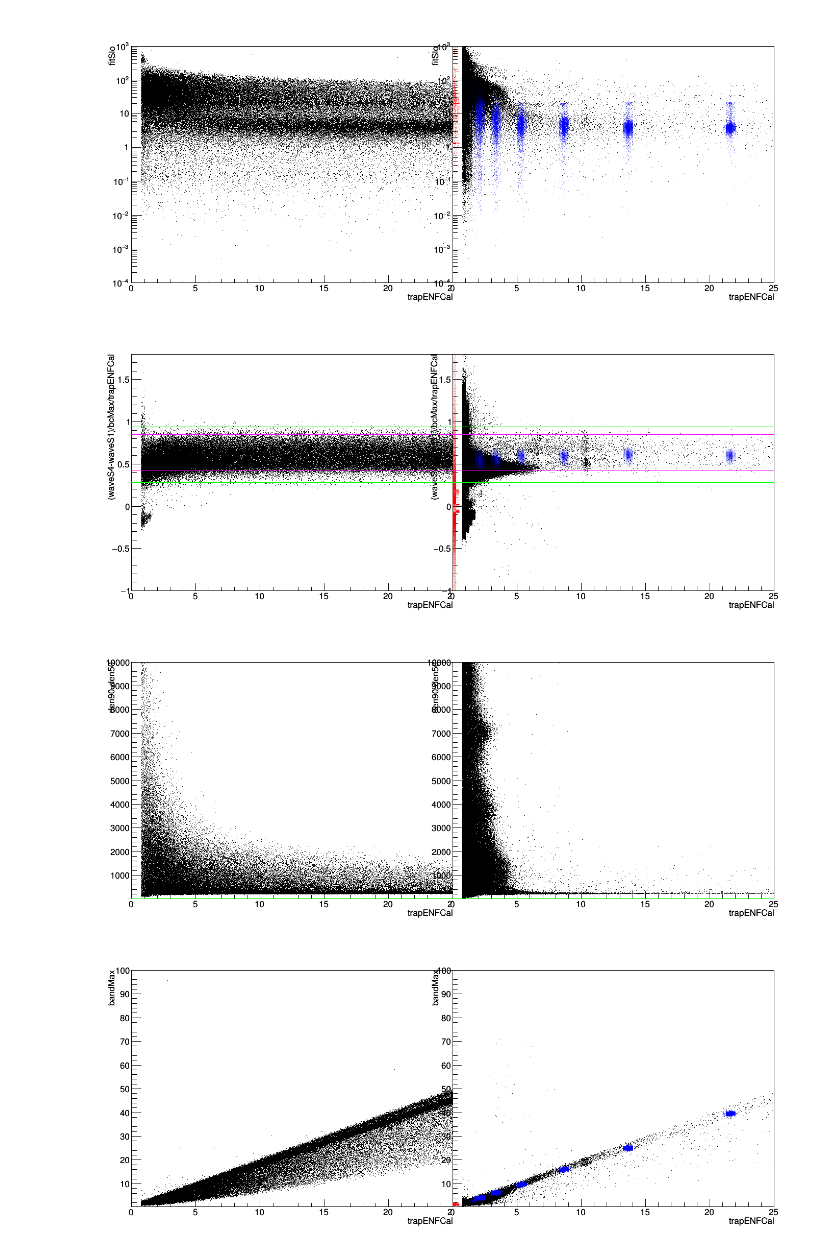
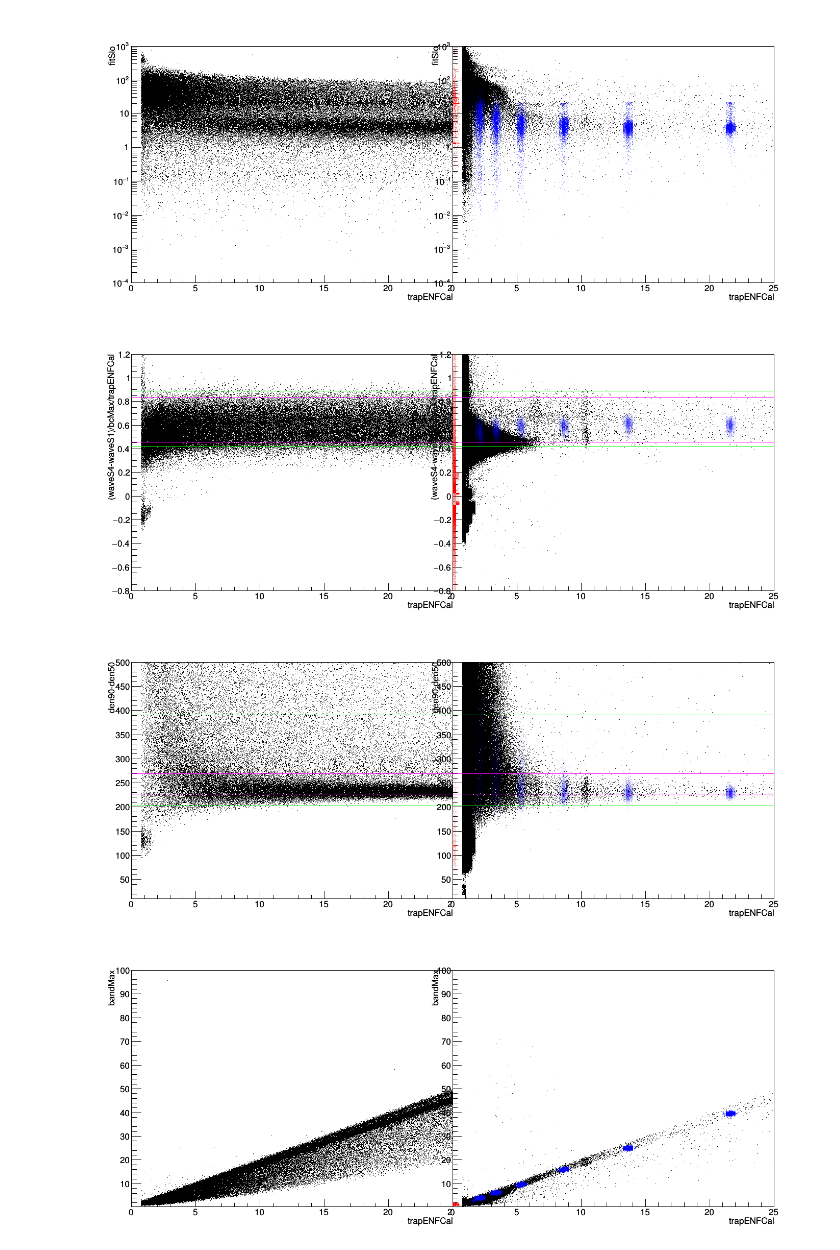
Before and after one commit to bxyzhu/IPython, a Jupyter notebook: latPlots_ds0.ipynb, the cells around one changed output. Cells and saved outputs as stored; diff of their text form; code cells hidden in the pictures.

Commit message:
Added DS4 plots

```diff
--- a/latPlots_ds0.ipynb
+++ b/latPlots_ds0.ipynb
@@ -138,9 +138,10 @@ c1.Draw()
 # %% [output]
 [figure]
 # %%
+# Noise weight
 c1.cd(1); ROOT.gPad.SetLogy(0); c1.cd(2); ROOT.gPad.SetLogy(0)
 xBins, xBinL, xBinH = 100, 0, 25
-yBins, yBinL, yBinH = 10000, -1, 1.8
+yBins, yBinL, yBinH = 10000, -0.8, 1.2
 xStr, yStr = 'trapENFCal', '(waveS4-waveS1)/bcMax/trapENFCal'
 h1=ROOT.TH2D("h1","",xBins,xBinL,xBinH,yBins,yBinL,yBinH);cal.Project("h1",yStr+":"+xStr,theCut)
 h2=ROOT.TH2D("h2","",xBins,xBinL,xBinH,yBins,yBinL,yBinH);bg.Project("h2",yStr+":"+xStr,theCut)
@@ -149,46 +150,46 @@ h4=ROOT.TH2D("h4","",xBins,xBinL,xBinH,yBins,yBinL,yBinH);Ext.Project("h4",yStr+
 h1.GetXaxis().SetTitle(xStr); h1.GetYaxis().SetTitle(yStr)
 h2.GetXaxis().SetTitle(xStr); h2.GetYaxis().SetTitle(yStr)
 c1.cd(1); h1.Draw()
-line99.DrawLine(xBinL, 0.938, xBinH, 0.938)
-line95.DrawLine(xBinL, 0.852, xBinH, 0.852)
-line95.DrawLine(xBinL, 0.422, xBinH, 0.422)
-line99.DrawLine(xBinL, 0.280, xBinH, 0.280)
+line99.DrawLine(xBinL, 0.887, xBinH, 0.887)
+line95.DrawLine(xBinL, 0.833, xBinH, 0.833)
+line95.DrawLine(xBinL, 0.458, xBinH, 0.458)
+line99.DrawLine(xBinL, 0.418, xBinH, 0.418)
 c1.cd(2); h2.Draw()
 h3.SetMarkerColorAlpha(ROOT.kRed, 0.1); h3.Draw("SAME")
 h4.SetMarkerColorAlpha(ROOT.kBlue, 0.1); h4.Draw("SAME")
-line99.DrawLine(xBinL, 0.938, xBinH, 0.938)
-line95.DrawLine(xBinL, 0.852, xBinH, 0.852)
-line95.DrawLine(xBinL, 0.422, xBinH, 0.422)
-line99.DrawLine(xBinL, 0.280, xBinH, 0.280)
+line99.DrawLine(xBinL, 0.887, xBinH, 0.887)
+line95.DrawLine(xBinL, 0.833, xBinH, 0.833)
+line95.DrawLine(xBinL, 0.458, xBinH, 0.458)
+line99.DrawLine(xBinL, 0.418, xBinH, 0.418)
 c1.Draw()
 # %% [output]
-[figure, old version]
+[figure, new version]
 # %%
 c1.cd(1); ROOT.gPad.SetLogy(0); c1.cd(2); ROOT.gPad.SetLogy(0)
 xBins, xBinL, xBinH = 100, 0, 25
-yBins, yBinL, yBinH = 10000, 10, 10000
+yBins, yBinL, yBinH = 10000, 10, 500
 xStr, yStr = 'trapENFCal', 'den90-den50'
 h1=ROOT.TH2D("h1","",xBins,xBinL,xBinH,yBins,yBinL,yBinH);cal.Project("h1",yStr+":"+xStr,theCut)
 h2=ROOT.TH2D("h2","",xBins,xBinL,xBinH,yBins,yBinL,yBinH);bg.Project("h2",yStr+":"+xStr,theCut)
 h3=ROOT.TH2D("h3","",xBins,xBinL,xBinH,yBins,yBinL,yBinH);FT.Project("h3",yStr+":"+xStr)
 h4=ROOT.TH2D("h4","",xBins,xBinL,xBinH,yBins,yBinL,yBinH);Ext.Project("h4",yStr+":"+xStr,"channel == 624")
 h1.GetXaxis().SetTitle(xStr); h1.GetYaxis().SetTitle(yStr)
 h2.GetXaxis().SetTitle(xStr); h2.GetYaxis().SetTitle(yStr)
 c1.cd(1); h1.Draw()
-line99.DrawLine(xBinL, 0.938, xBinH, 0.938)
-line95.DrawLine(xBinL, 0.852, xBinH, 0.852)
-line95.DrawLine(xBinL, 0.422, xBinH, 0.422)
-line99.DrawLine(xBinL, 0.280, xBinH, 0.280)
+line99.DrawLine(xBinL, 391.000, xBinH, 391.000)
+line95.DrawLine(xBinL, 269.000, xBinH, 269.000)
+line95.DrawLine(xBinL, 227.000, xBinH, 227.000)
+line99.DrawLine(xBinL, 203.000, xBinH, 203.000)
 c1.cd(2); h2.Draw()
-# h3.SetMarkerColorAlpha(ROOT.kRed, 0.1); h3.Draw("SAME")
-# h4.SetMarkerColorAlpha(ROOT.kBlue, 0.1); h4.Draw("SAME")
-line99.DrawLine(xBinL, 0.938, xBinH, 0.938)
-line95.DrawLine(xBinL, 0.852, xBinH, 0.852)
-line95.DrawLine(xBinL, 0.422, xBinH, 0.422)
-line99.DrawLine(xBinL, 0.280, xBinH, 0.280)
+h3.SetMarkerColorAlpha(ROOT.kRed, 0.1); h3.Draw("SAME")
+h4.SetMarkerColorAlpha(ROOT.kBlue, 0.1); h4.Draw("SAME")
+line99.DrawLine(xBinL, 391.000, xBinH, 391.000)
+line95.DrawLine(xBinL, 269.000, xBinH, 269.000)
+line95.DrawLine(xBinL, 227.000, xBinH, 227.000)
+line99.DrawLine(xBinL, 203.000, xBinH, 203.000)
 c1.Draw()
 # %% [output]
-[figure, old version]
+[figure, new version]
 # %%
 c1.cd(1); ROOT.gPad.SetLogy(0); c1.cd(2); ROOT.gPad.SetLogy(0)
 xBins, xBinL, xBinH = 100, 0, 25
```
Also changed, not shown: parts of 2 cells of this notebook, 1 other file.
